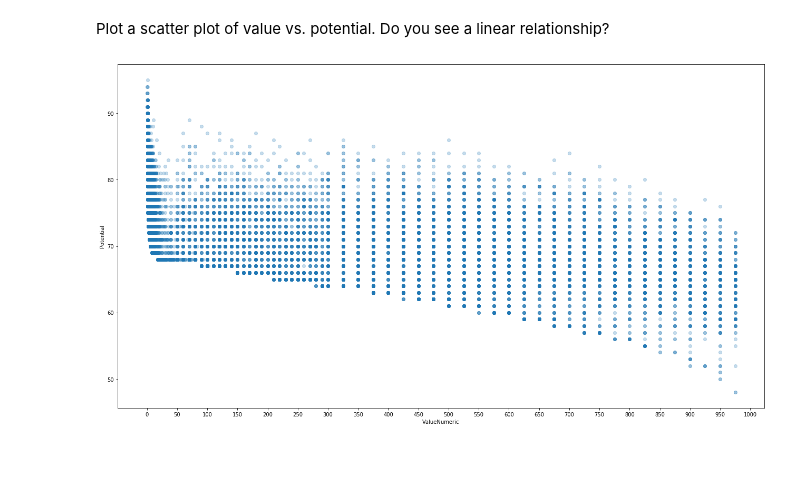
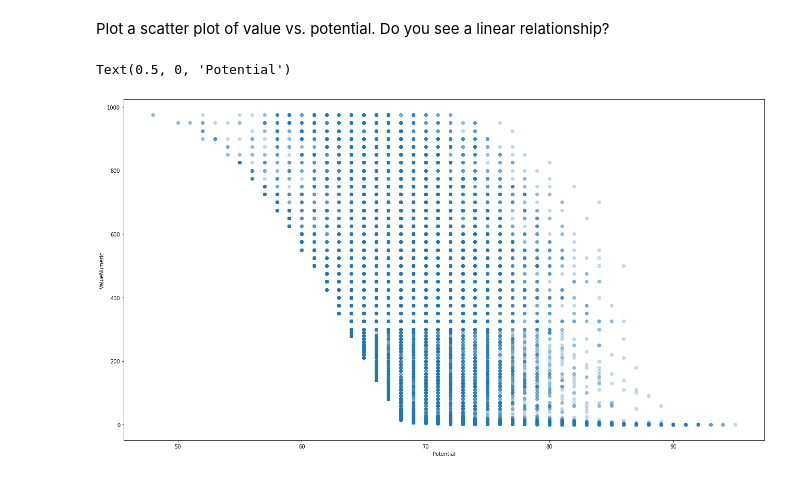
Before and after one commit to ta-data-mex/lab-correlation-tests-with-scipy, a Jupyter notebook: your-code/main.ipynb, the cells around one changed output. Saved outputs shown, nothing was run; the diff lists cells and outputs as text; code cells hidden in the pictures.

```diff
--- a/your-code/main.ipynb
+++ b/your-code/main.ipynb
@@ -195,14 +196,15 @@ Plot a scatter plot of value vs. potential. Do you see a linear relationship?
 # %%
 # Your code here:
 import matplotlib.pyplot as plt
 
 fig, ax = plt.subplots(1, 1, figsize=(22,12))
 
-ax.scatter(fifa.ValueNumeric.sort_values(), fifa.Potential, alpha=0.25)
-ax.set_ylabel('Potential')
-ax.set_xlabel('ValueNumeric')
-ax.xaxis.set_major_locator(plt.MaxNLocator(25))
+ax.scatter(fifa.Potential, fifa.ValueNumeric.sort_values(), alpha=0.25)
+ax.set_ylabel('ValueNumeric')
+ax.set_xlabel('Potential')
+# ax.xaxis.set_major_locator(plt.MaxNLocator(25))
 # %% [output]
+Text(0.5, 0, 'Potential')
-[figure, old version]
+[figure, new version]
 # %%
 # Given the plot above, it can be seen that Value and Potential could have a linear relationship.
```
Also changed, not shown: parts of 2 cells of this notebook.
